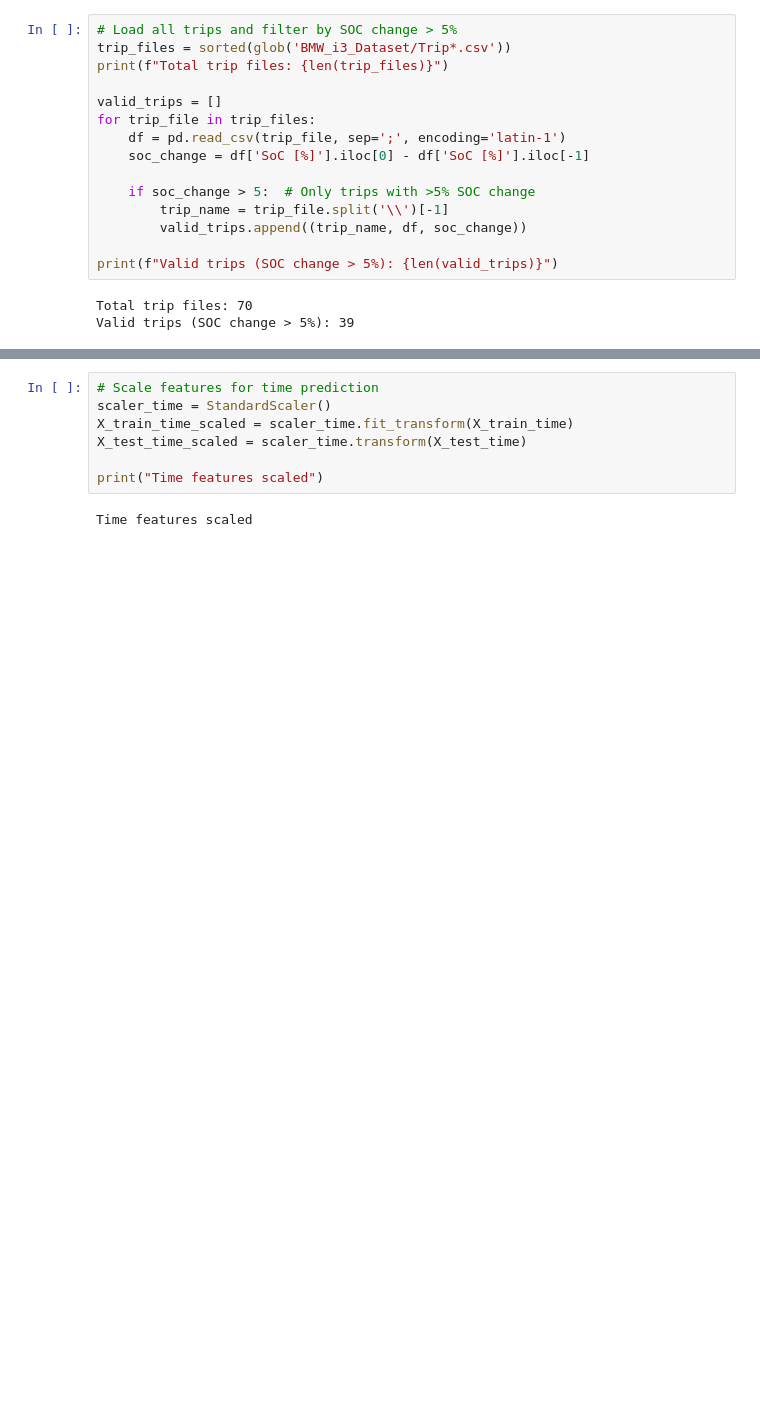
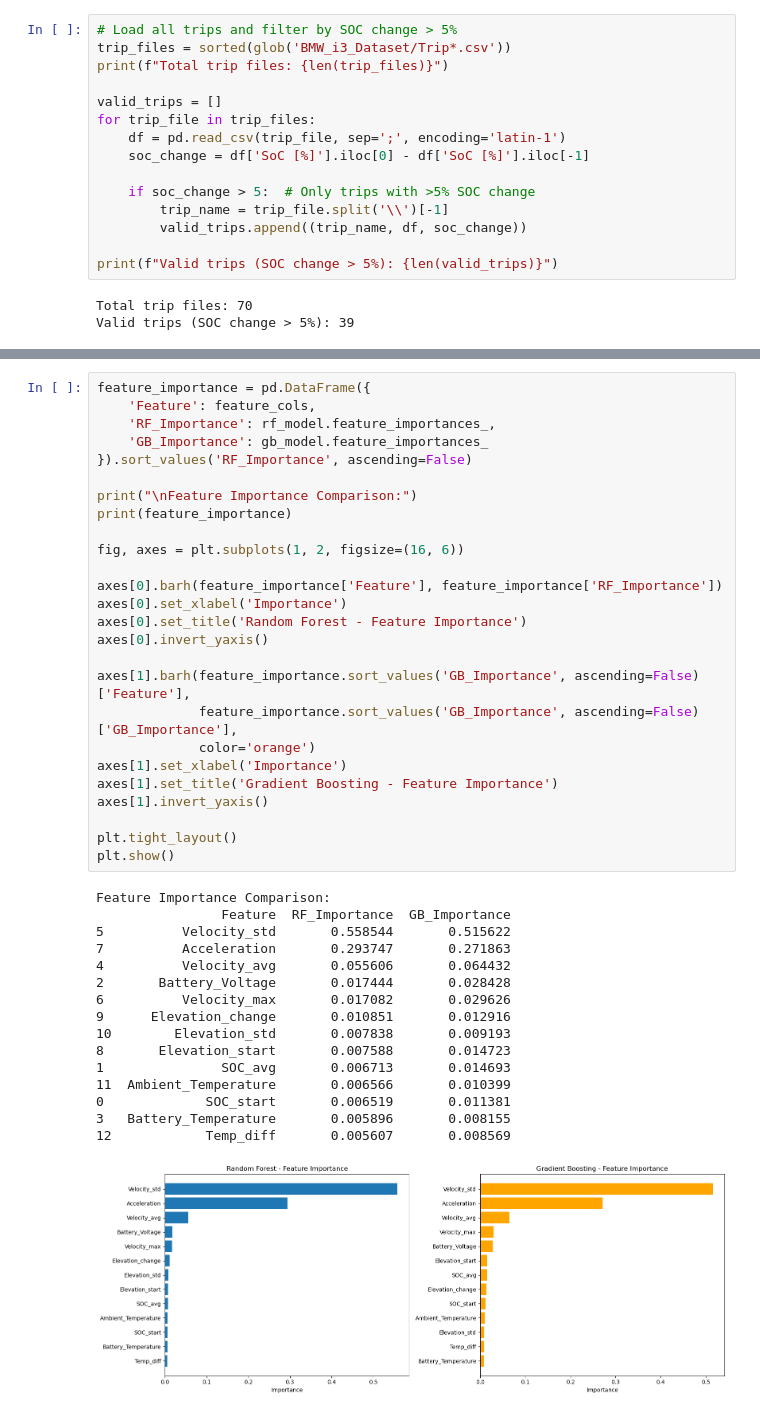
Before and after one commit to exorev07/EV-Hybrid-BMS, a Jupyter notebook: 03_SoC_Range/Range_prediction.ipynb, the cells around one changed output, grey strips where cells are left out. Drawn from its saved outputs; the diff is of its cells as text; blank space fills up the shorter version.

```diff
--- a/03_SoC_Range/Range_prediction.ipynb
+++ b/03_SoC_Range/Range_prediction.ipynb
@@ -192,10 +224,44 @@ Distance features scaled
 # %%
-# Scale features for time prediction
-scaler_time = StandardScaler()
-X_train_time_scaled = scaler_time.fit_transform(X_train_time)
-X_test_time_scaled = scaler_time.transform(X_test_time)
+feature_importance = pd.DataFrame({
+    'Feature': feature_cols,
+    'RF_Importance': rf_model.feature_importances_,
+    'GB_Importance': gb_model.feature_importances_
+}).sort_values('RF_Importance', ascending=False)
 
-print("Time features scaled")
+print("\nFeature Importance Comparison:")
+print(feature_importance)
+
+fig, axes = plt.subplots(1, 2, figsize=(16, 6))
+
+axes[0].barh(feature_importance['Feature'], feature_importance['RF_Importance'])
+axes[0].set_xlabel('Importance')
+axes[0].set_title('Random Forest - Feature Importance')
+axes[0].invert_yaxis()
+
+axes[1].barh(feature_importance.sort_values('GB_Importance', ascending=False)['Feature'],
+             feature_importance.sort_values('GB_Importance', ascending=False)['GB_Importance'],
+             color='orange')
+axes[1].set_xlabel('Importance')
+axes[1].set_title('Gradient Boosting - Feature Importance')
+axes[1].invert_yaxis()
+
+plt.tight_layout()
+plt.show()
 # %% [output]
-Time features scaled
+Feature Importance Comparison:
+                Feature  RF_Importance  GB_Importance
+5          Velocity_std       0.558544       0.515622
+7          Acceleration       0.293747       0.271863
+4          Velocity_avg       0.055606       0.064432
+2       Battery_Voltage       0.017444       0.028428
+6          Velocity_max       0.017082       0.029626
+9      Elevation_change       0.010851       0.012916
+10        Elevation_std       0.007838       0.009193
+8       Elevation_start       0.007588       0.014723
+1               SOC_avg       0.006713       0.014693
+11  Ambient_Temperature       0.006566       0.010399
+0             SOC_start       0.006519       0.011381
+3   Battery_Temperature       0.005896       0.008155
+12            Temp_diff       0.005607       0.008569
+[figure, added]
 # %%
```
Also changed, not shown: parts of 19 cells of this notebook.
